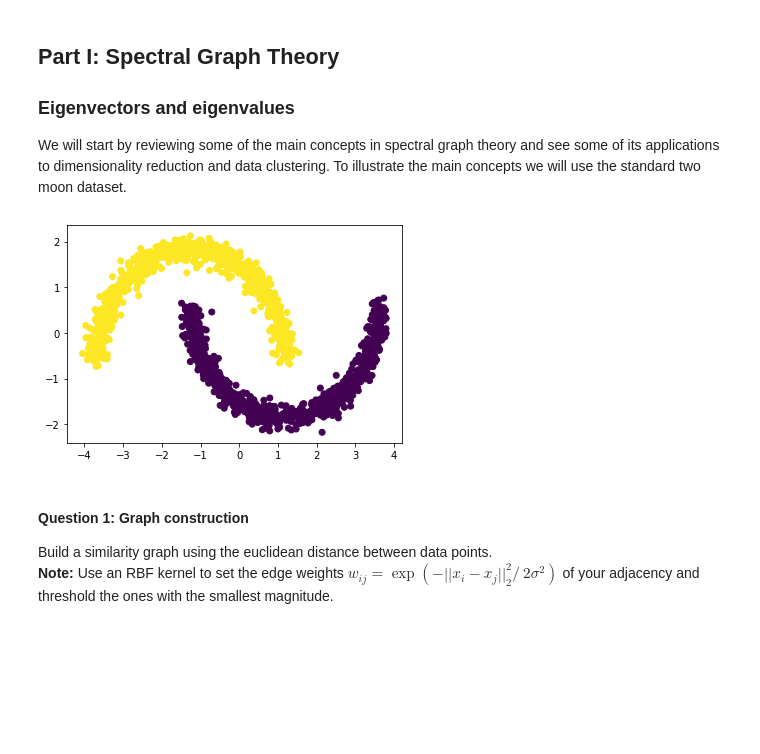
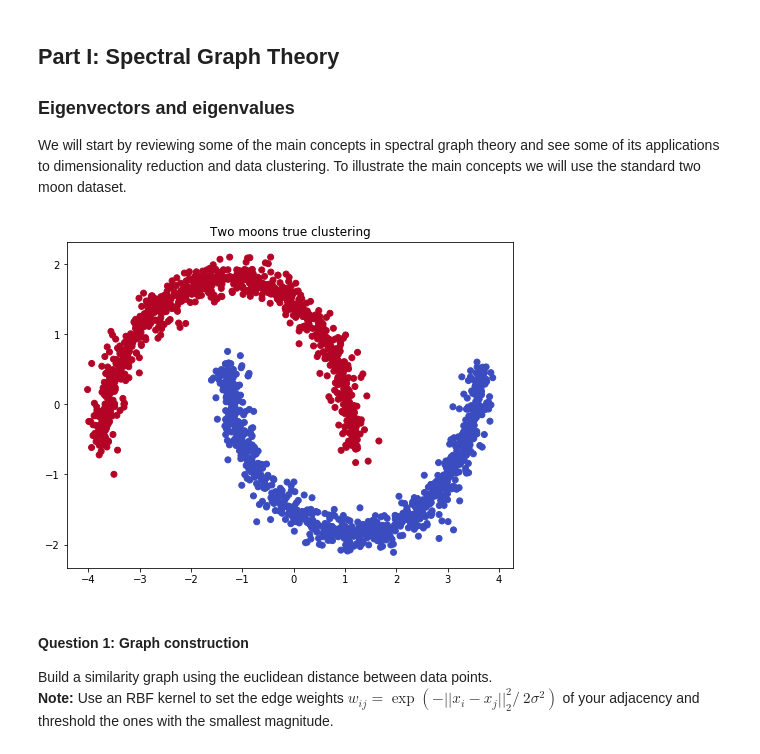
Before and after one commit to antoine-spahr/NTDS, a Jupyter notebook: Assignments/2_learning_with_graphs.ipynb, the cells around one changed output. Saved outputs shown, nothing was run; the diff lists cells and outputs as text; code cells hidden in the pictures; blank space fills up the shorter version.

```diff
--- a/Assignments/2_learning_with_graphs.ipynb
+++ b/Assignments/2_learning_with_graphs.ipynb
@@ -49,14 +49,16 @@ from mpl_toolkits.mplot3d import Axes3D
 # %%
 from pygsp.graphs import TwoMoons
 
 G = TwoMoons(moontype='synthesized', N=2000)
 X = G.coords
 Y = G.labels.astype(int)
 
-plt.scatter(X[:, 0], X[:, 1], c=Y)
+fig, ax = plt.subplots(1,1,figsize=(8,6))
+ax.scatter(X[:, 0], X[:, 1], c=Y, cmap='coolwarm')
+ax.set_title('Two moons true clustering')
 plt.show()
 # %% [output]
-[figure, old version]
+[figure, new version]
 # %% [markdown]
 #### Question 1: Graph construction
 Build a similarity graph using the euclidean distance between data points.
```
Also changed, not shown: parts of 19 cells of this notebook, 1 other file.
